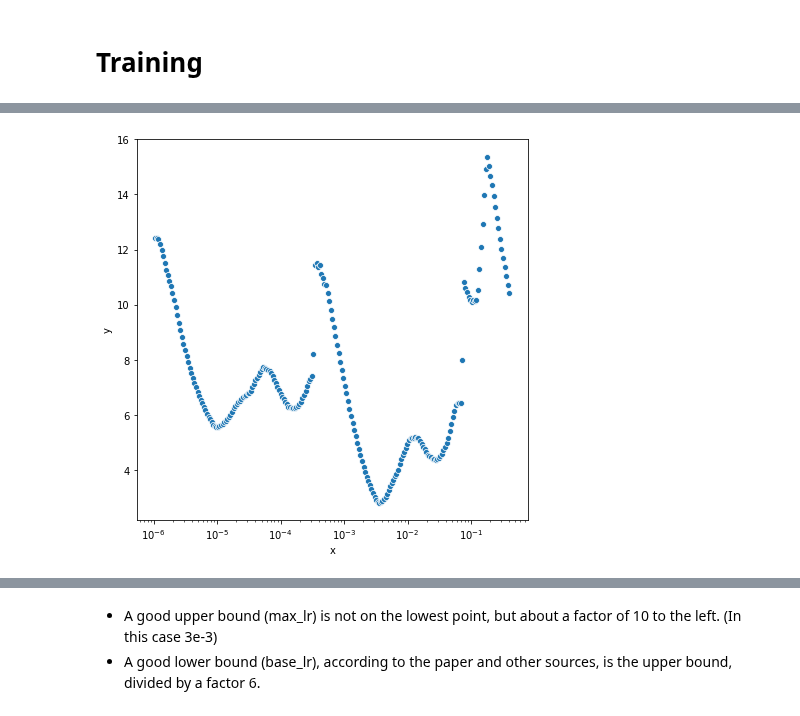
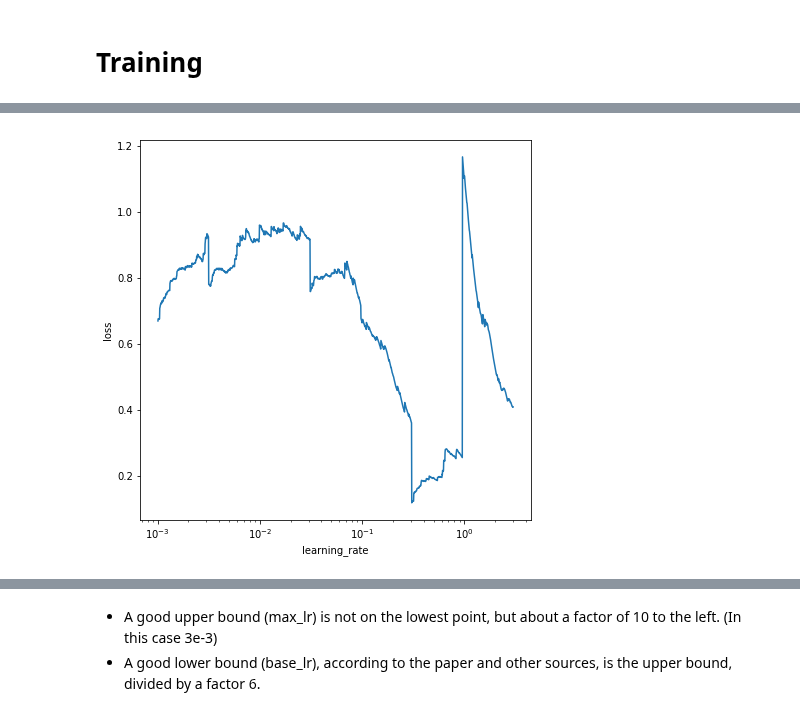
Before and after one commit to carlov93/predictive_maintenance, a Jupyter notebook: src/ai/find_base_and_max_lr.ipynb, the cells around one changed output, grey strips where cells are left out. Drawn from its saved outputs; the diff is of its cells as text; code cells hidden in the pictures.

Commit message:
correct validation script and history of training is stored in .csv file

```diff
--- a/src/ai/find_base_and_max_lr.ipynb
+++ b/src/ai/find_base_and_max_lr.ipynb
@@ -107,28 +126,24 @@ class LSTM(nn.Module):
         self.n_layers = n_layers
         self.batch_size = batch_size
 
-        # Attribut for Gaussians
-        self.n_gaus_param = 2
-
         # Definition of NN layer
         # batch_first = True because dataloader creates batches and batch_size is 0. dimension
         self.lstm = nn.LSTM(input_size = self.input_dim, hidden_size = self.n_hidden, num_layers = self.n_layers, batch_first = True)
-        self.fc1 = nn.Linear(self.n_hidden, self.n_gaus_param * self.input_dim)
+        self.fc_y_hat = nn.Linear(self.n_hidden, self.input_dim)
 
-    def forward(self, input_data):
+    def forward(self, input_data, hidden):
         # Forward propagate LSTM
         # LSTM in Pytorch return two results the first one usually called output and the second one (hidden_state, cell_state).
         # As output the LSTM returns all the hidden_states for all the timesteps (seq), in other words all of the hidden states throughout
         # the sequence
         # As hidden_state the LSTM returns just the most recent hidden state
-        lstm_out, (hidden_state, cell_state) = self.lstm(input_data)
+        lstm_out, (hidden_state, cell_state) = self.lstm(input_data, hidden)
         # Length of input data can varry
         length_seq = input_data.size()[1]
         # Select the output from the last sequence
         last_out = lstm_out[:,length_seq-1,:]
-        out = self.fc1(last_out)
-        #σ = exp(τ) guarantees σ > 0 and provides numerical stability in the learning process
-        return out
+        out_y_hat = self.fc_y_hat(last_out)
+        return out_y_hat
 
     def init_hidden(self):
         # This method is for initializing hidden state as well as cell state
@@ -143,39 +155,39 @@ model = LSTM(batch_size=hyperparam['model']['batch_size'], input_dim=hyperparam[
 # %% [markdown]
 # Training
 # %%
+model = LSTM(batch_size=hyperparam['model']['batch_size'], input_dim=hyperparam['model']['input_size'],
+             n_hidden=hyperparam['model']['n_hidden'], n_layers=hyperparam['model']['lstm_layer'])
+
 # Experiment parameters
-lr_find_epochs = 1
-start_lr = 1e-7
-end_lr = 0.04
+lr_find_epochs = 7
+start_lr = 1e-3
+end_lr = 3
+smoothing = 0.01
 
-optimizer = torch.optim.SGD(model.parameters(), lr=1.)
+optimizer = torch.optim.SGD(model.parameters(), lr=start_lr)
 lr_lambda = lambda x: math.exp(x * math.log(end_lr / start_lr) / (lr_find_epochs * len(data_loader_training)))
 scheduler = torch.optim.lr_scheduler.LambdaLR(optimizer, lr_lambda)
 
 # Make lists to capture the logs
-
 lr_find_loss = []
 lr_find_lr = []
-
-iter = 0
-
-smoothing = 0.05
 
 for i in range(lr_find_epochs):
     epoch_training_loss = []
     print("epoch {}".format(i))
-    for batch_number, (input_data, target_data) in enumerate(data_loader_training):
+    for batch_number, data in enumerate(data_loader_training):
 
+        input_data, target_data = data
         # Training mode and zero gradients
         model.train()
+        hidden = model.init_hidden()
         optimizer.zero_grad()
 
         # Get outputs to calc loss
-        output = model(input_data)
+        output = model(input_data, hidden)
 
         # Computate loss
         criterion = nn.MSELoss()
-        target_data = torch.squeeze(target_data)
         loss = criterion(output, target_data)
 
         # Backward pass
@@ -186,7 +198,6 @@ for i in range(lr_find_epochs):
         scheduler.step()
         lr_step = optimizer.state_dict()["param_groups"][0]["lr"]
         lr_find_lr.append(lr_step)
-        print(lr_step)
 
         # smooth the loss
         if batch_number==0:
@@ -194,7 +205,5 @@ for i in range(lr_find_epochs):
         else:
           loss = smoothing  * loss.item() + (1 - smoothing) * lr_find_loss[-1]
           lr_find_loss.append(loss)
-
-        iter += 1
 # %% [output]
 epoch 0
@@ -236,10 +263,10 @@ plt.show()
 # %%
 f, ax = plt.subplots(figsize=(7, 7))
 ax.set(xscale="log")
-sns.scatterplot(x=data.learning_rate, y=data.loss, ax=ax)
+sns.lineplot(x=data.learning_rate, y=data.loss, ax=ax)
 plt.show()
 # %% [output]
-[figure, old version]
+[figure, new version]
 # %% [markdown]
 __Example for possible outcome:__
 ![](../../knowledge/pictures/learning_rate.png)
```
Also changed, not shown: parts of 11 cells of this notebook, 3 other files.
